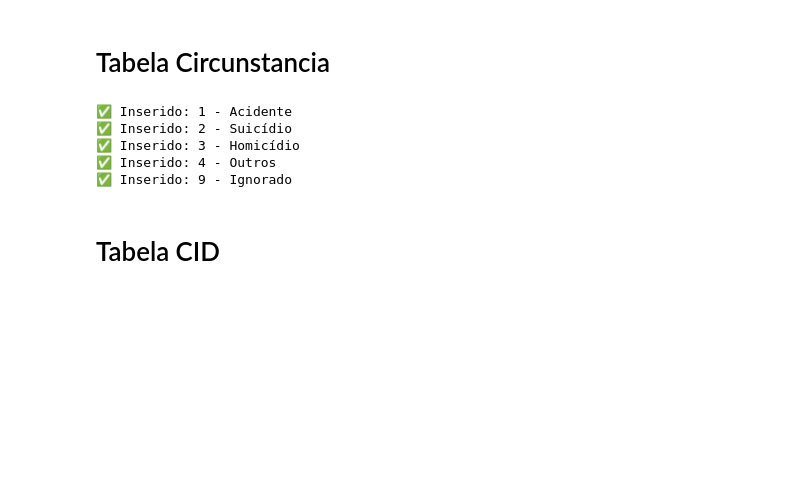
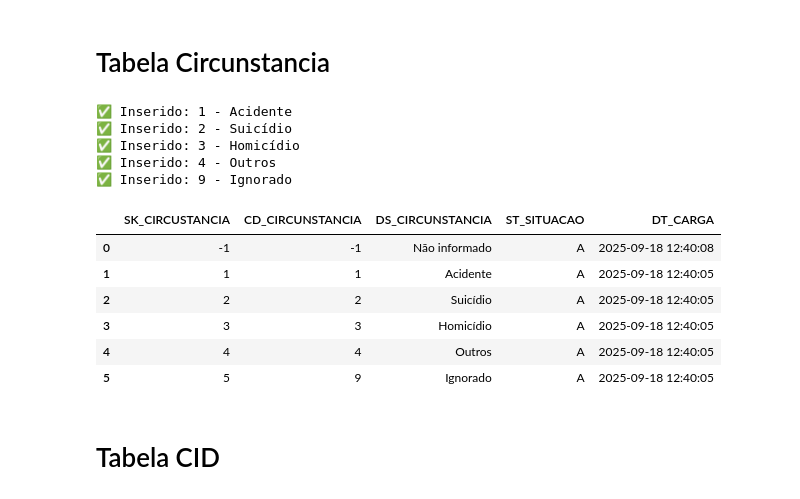
Before and after one commit to caiogoia123/Projeto_Final_BI, a Jupyter notebook: Projeto_Final.ipynb, the cells around one changed output. Drawn from its saved outputs; the diff is of its cells as text; code cells hidden in the pictures; blank space fills up the shorter version.

Commit message:
Colocando dados no banco(falta 22-23-24)

```diff
--- a/Projeto_Final.ipynb
+++ b/Projeto_Final.ipynb
@@ -324,6 +254,29 @@ conn.close()
 ✅ Inserido: 3 - Homicídio
 ✅ Inserido: 4 - Outros
 ✅ Inserido: 9 - Ignorado
+# %%
+# Conexão
+conn = sqlite3.connect("Banco")
+
+# Carrega os dados diretamente em um DataFrame
+df = pd.read_sql_query('''
+    SELECT SK_CIRCUSTANCIA, CD_CIRCUNSTANCIA, DS_CIRCUNSTANCIA, ST_SITUACAO, DT_CARGA
+    FROM DWCD_CIRCUNSTANCIA
+''', conn)
+
+# Fecha a conexão
+conn.close()
+
+# Mostra o DataFrame no console
+df
+# %% [output]
+|  | SK_CIRCUSTANCIA | CD_CIRCUNSTANCIA | DS_CIRCUNSTANCIA | ST_SITUACAO | DT_CARGA |
+| 0 | -1 | -1 | Não informado | A | 2025-09-18 12:40:08 |
+| 1 | 1 | 1 | Acidente | A | 2025-09-18 12:40:05 |
+| 2 | 2 | 2 | Suicídio | A | 2025-09-18 12:40:05 |
+| 3 | 3 | 3 | Homicídio | A | 2025-09-18 12:40:05 |
+| 4 | 4 | 4 | Outros | A | 2025-09-18 12:40:05 |
+| 5 | 5 | 9 | Ignorado | A | 2025-09-18 12:40:05 |
 # %% [markdown]
 # Tabela CID
 # %%
```
Also changed, not shown: parts of 33 cells of this notebook.
